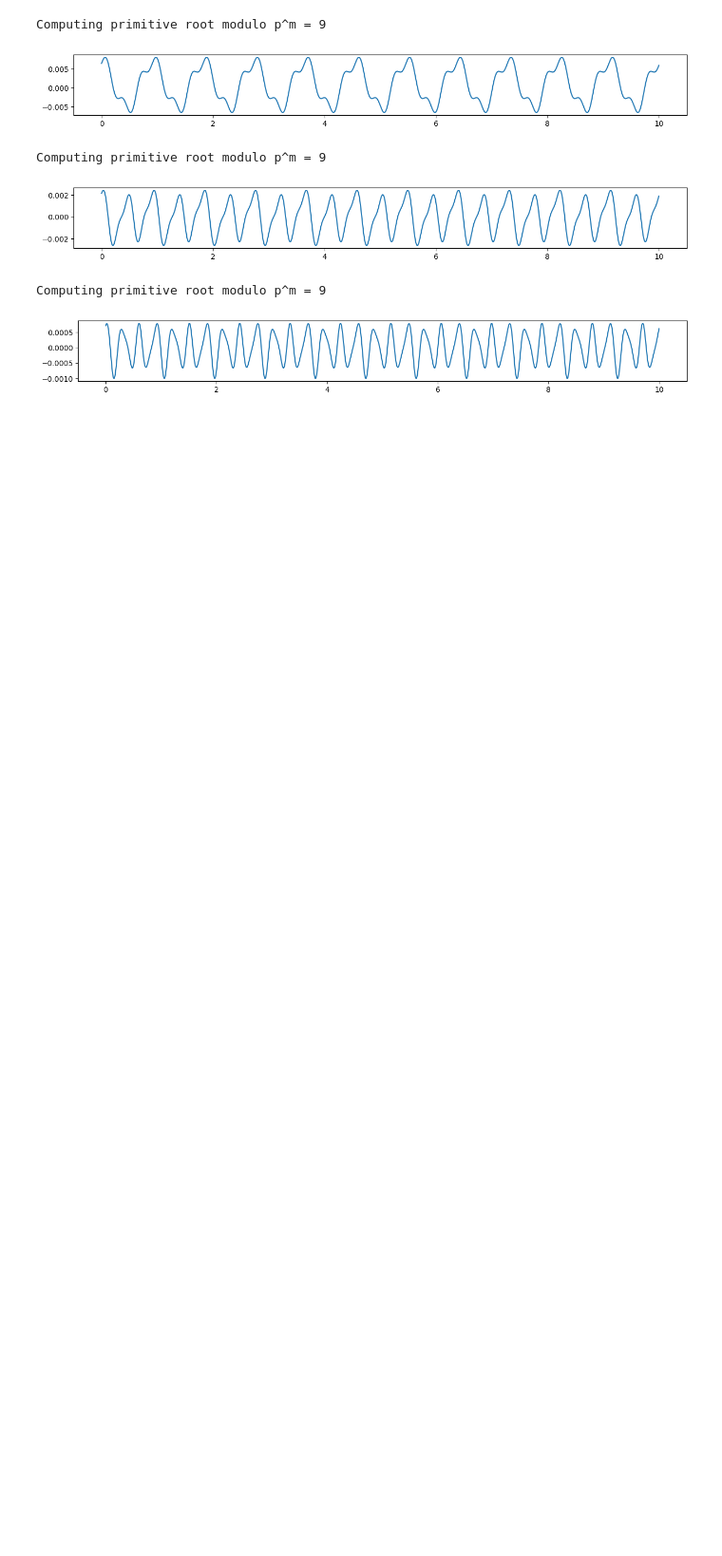
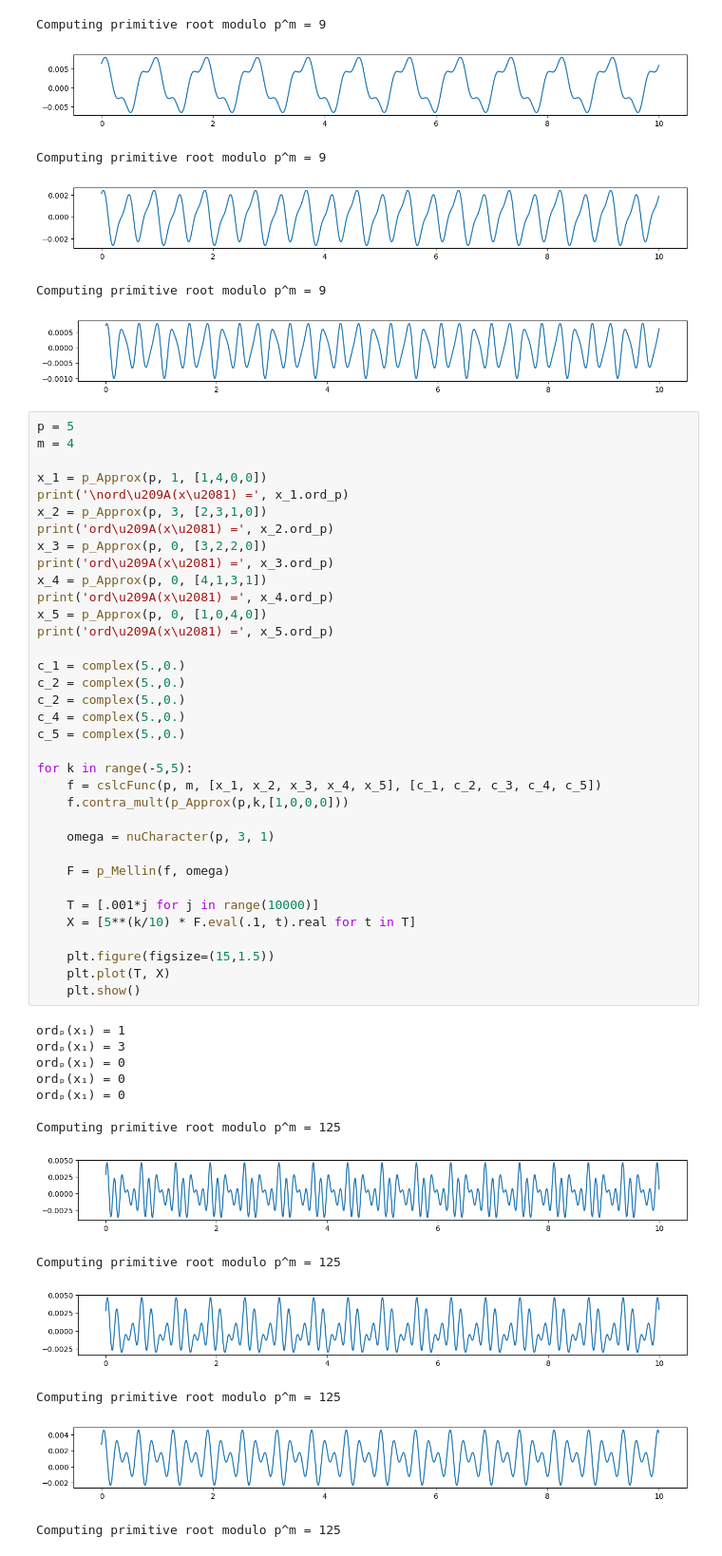
Before and after one commit to TYLERSFOSTER/Tonality_from_Q_p_and_SL_2, a Jupyter notebook: p_adic_signals_for_GL_1.ipynb, the cells around one changed output. Shown at 95% size. Drawn from its saved outputs; the diff is of its cells as text; blank space fills up the shorter version.

```diff
--- a/p_adic_signals_for_GL_1.ipynb
+++ b/p_adic_signals_for_GL_1.ipynb
@@ -799,3 +799,52 @@ Computing primitive root modulo p^m = 9
 [figure]
 Computing primitive root modulo p^m = 9
 [figure]
+# %%
+p = 5
+m = 4
+
+x_1 = p_Approx(p, 1, [1,4,0,0])
+print('\nord\u209A(x\u2081) =', x_1.ord_p)
+x_2 = p_Approx(p, 3, [2,3,1,0])
+print('ord\u209A(x\u2081) =', x_2.ord_p)
+x_3 = p_Approx(p, 0, [3,2,2,0])
+print('ord\u209A(x\u2081) =', x_3.ord_p)
+x_4 = p_Approx(p, 0, [4,1,3,1])
+print('ord\u209A(x\u2081) =', x_4.ord_p)
+x_5 = p_Approx(p, 0, [1,0,4,0])
+print('ord\u209A(x\u2081) =', x_5.ord_p)
+
+c_1 = complex(5.,0.)
+c_2 = complex(5.,0.)
+c_2 = complex(5.,0.)
+c_4 = complex(5.,0.)
+c_5 = complex(5.,0.)
+
+for k in range(-5,5):
+    f = cslcFunc(p, m, [x_1, x_2, x_3, x_4, x_5], [c_1, c_2, c_3, c_4, c_5])
+    f.contra_mult(p_Approx(p,k,[1,0,0,0]))
+
+    omega = nuCharacter(p, 3, 1)
+
+    F = p_Mellin(f, omega)
+
+    T = [.001*j for j in range(10000)]
+    X = [5**(k/10) * F.eval(.1, t).real for t in T]
+
+    plt.figure(figsize=(15,1.5))
+    plt.plot(T, X)
+    plt.show()
+# %% [output]
+ordₚ(x₁) = 1
+ordₚ(x₁) = 3
+ordₚ(x₁) = 0
+ordₚ(x₁) = 0
+ordₚ(x₁) = 0
+
+Computing primitive root modulo p^m = 125
+[figure, added]
+Computing primitive root modulo p^m = 125
+[figure, added]
+Computing primitive root modulo p^m = 125
+[figure, added]
+Computing primitive root modulo p^m = 125
```
Also changed, not shown: parts of 1 cell of this notebook.
